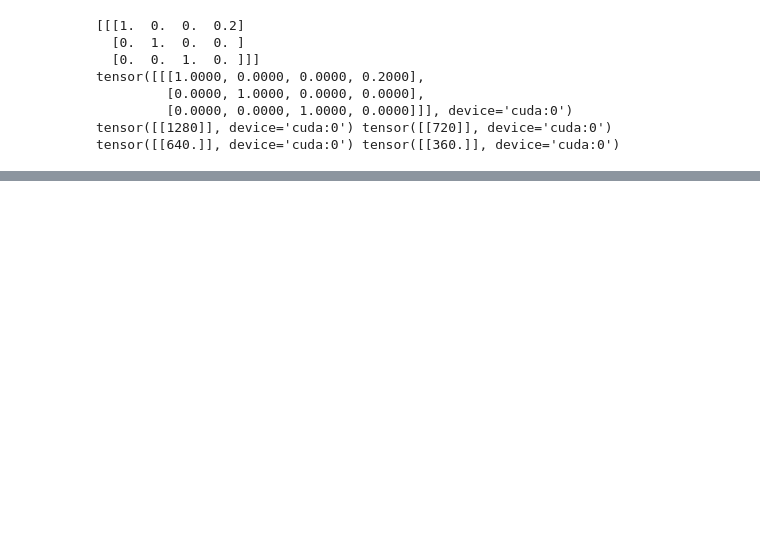
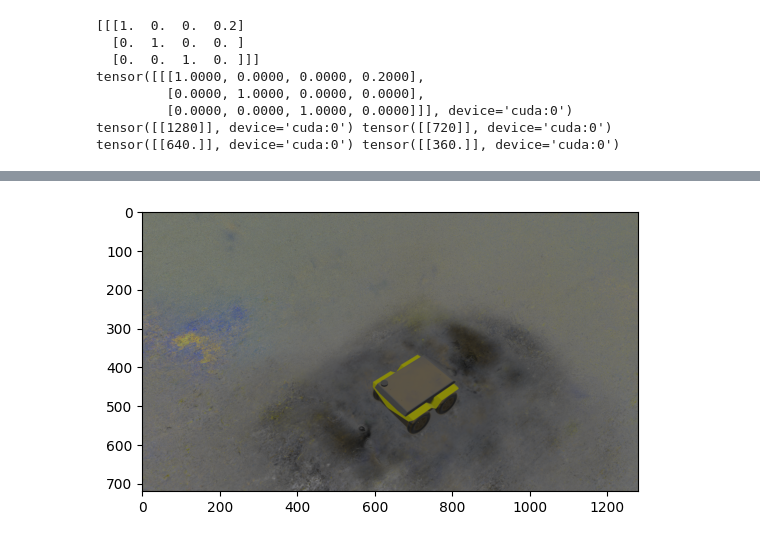
Before and after one commit to tauzn-clock/plane-nerf, a Jupyter notebook: diagnostic/get_frame.ipynb, the cells around one changed output, grey strips where cells are left out. Saved outputs shown, nothing was run; the diff lists cells and outputs as text; code cells hidden in the pictures; blank space fills up the shorter version.

```diff
--- a/diagnostic/get_frame.ipynb
+++ b/diagnostic/get_frame.ipynb
@@ -123,0 +181,12 @@ plt.show()
+# %%
+predicted_rgb = outputs["rgb"]
+plt.imshow(predicted_rgb.cpu().numpy())
+plt.show()
+
+#Save predicted_rgb as an image
+predicted_rgb = predicted_rgb.cpu().numpy()
+predicted_rgb = (predicted_rgb * 255).astype(np.uint8)
+predicted_rgb = Image.fromarray(predicted_rgb)
+predicted_rgb.save(os.path.join(MODEL_PATH, "predicted_rgb.png"))
+# %% [output]
+[figure, added]
```
Also changed, not shown: parts of 6 cells of this notebook.
